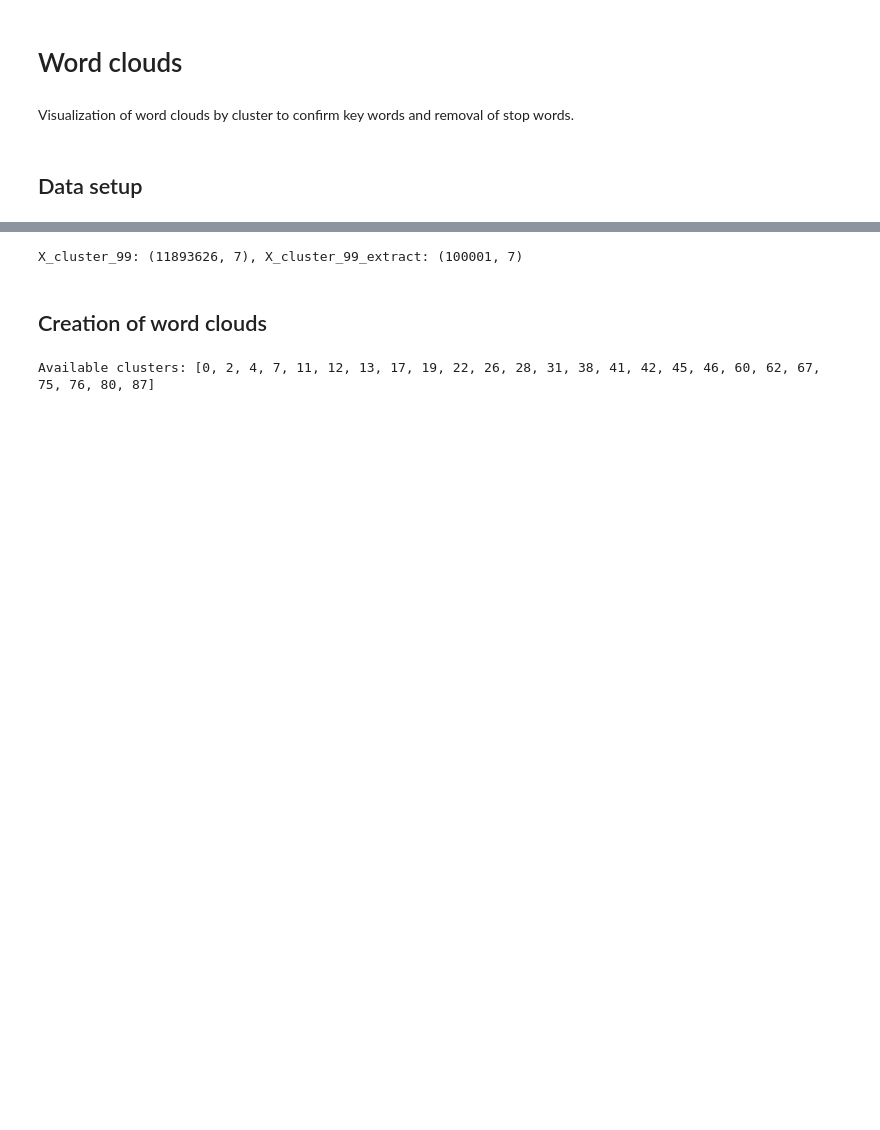
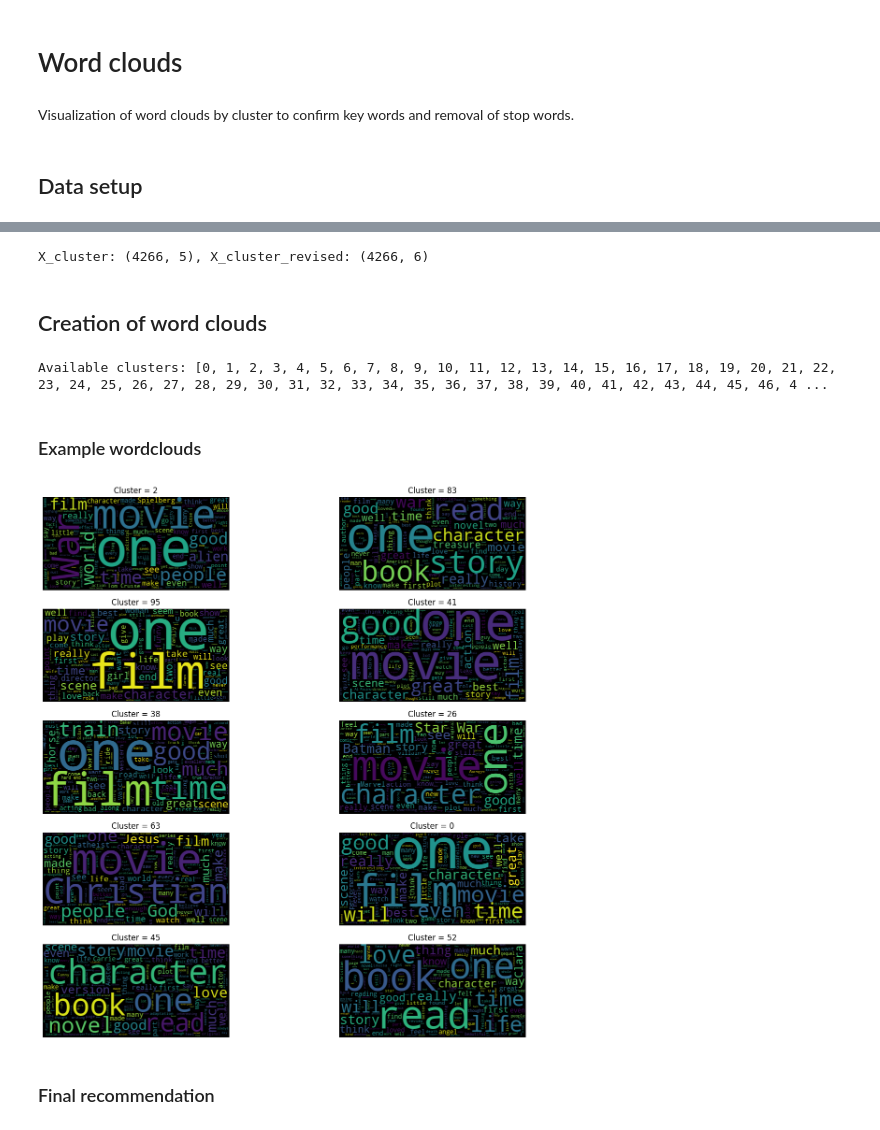
Before and after one commit to arostagnat/BookMatch, a Jupyter notebook: notebooks/word_clouds.ipynb, the cells around one changed output, grey strips where cells are left out. Cells and saved outputs as stored; diff of their text form; code cells hidden in the pictures; blank space fills up the shorter version.

Commit message:
Updated word cloud and recc model

```diff
--- a/notebooks/word_clouds.ipynb
+++ b/notebooks/word_clouds.ipynb
@@ -33,5 +40,7 @@ X_cluster_99 = X_cluster_99.drop(columns=["txt_x","txt_y"])
+# %%
+X_cluster_revised["txt_new"] = X_cluster_revised['txt_x'].combine_first(X_cluster_revised['txt_y'])
+X_cluster_revised = X_cluster_revised.drop(columns=["txt_x","txt_y"])
 # %%
-X_cluster_99_extract = X_cluster_99.loc[:100000]
-print(f"X_cluster_99: {X_cluster_99.shape}, X_cluster_99_extract: {X_cluster_99_extract.shape}")
+print(f"X_cluster: {X_cluster.shape}, X_cluster_revised: {X_cluster_revised.shape}")
 # %% [output]
-X_cluster_99: (11893626, 7), X_cluster_99_extract: (100001, 7)
+X_cluster: (4266, 5), X_cluster_revised: (4266, 6)
@@ -44,8 +47,8 @@ X_cluster_99: (11893626, 7), X_cluster_99_extract: (100001, 7)
 # %% [markdown]
 ## Creation of word clouds
 # %%
-extract_clusters = list(set(X_cluster_99_extract.clustering_label_bert))
-print(f"Available clusters: {extract_clusters}")
+clusters = list(set(X_cluster_revised.clustering_label_bert))
+print(f"Available clusters: {clusters}")
 # %% [output]
-Available clusters: [0, 2, 4, 7, 11, 12, 13, 17, 19, 22, 26, 28, 31, 38, 41, 42, 45, 46, 60, 62, 67, 75, 76, 80, 87]
+Available clusters: [0, 1, 2, 3, 4, 5, 6, 7, 8, 9, 10, 11, 12, 13, 14, 15, 16, 17, 18, 19, 20, 21, 22, 23, 24, 25, 26, 27, 28, 29, 30, 31, 32, 33, 34, 35, 36, 37, 38, 39, 40, 41, 42, 43, 44, 45, 46, 4 ...
 # %%
@@ -80,10 +62,28 @@ plt.imshow(wordclouds["new"], interpolation='bilinear');
-# %%
-## Visualize wordclouds
-
-fig, ax = plt.subplots(1,2,figsize=(15, 15));
-ax[0].title.set_text(f"With stop-words");
-ax[0].imshow(wordcloud_old, interpolation='bilinear');
-ax[0].axis("off");
-ax[1].title.set_text(f"Without stop-words");
-ax[1].imshow(wordcloud_new, interpolation='bilinear');
-ax[1].axis("off");
+# %% [markdown]
+### Example wordclouds
+# %%
+## Create wordclouds for 20 random clusters in sample.
+
+random_clusters = np.random.choice(clusters, 10)
+
+wordcloud_dict = {}
+
+for cluster in random_clusters:
+    wordcloud_dict[cluster] = get_wordcloud(cluster)
+# %%
+## Visualize wordclouds
+
+rows = int(len(random_clusters)/2)
+fig, axes = plt.subplots(rows,2,figsize=(15, 15))
+
+for key, ax in zip(wordcloud_dict.keys(), axes.flatten()):
+    ax.title.set_text(f"Cluster = {key}")
+    ax.imshow(wordcloud_dict.get(key), interpolation='bilinear');
+    ax.axis("off");
+
+plt.pause(0.001)
+plt.show()
+# %% [output]
+[figure, added]
+# %% [markdown]
+### Final recommendation
```
Also changed, not shown: parts of 18 cells of this notebook, 1 other file.
